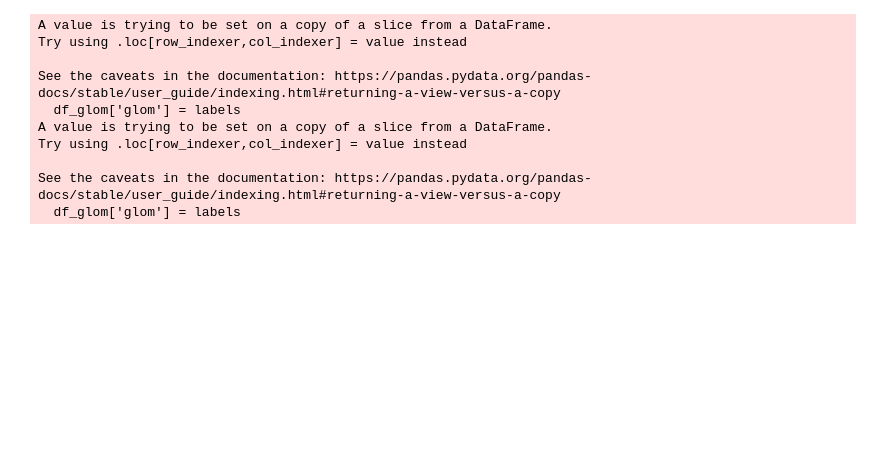
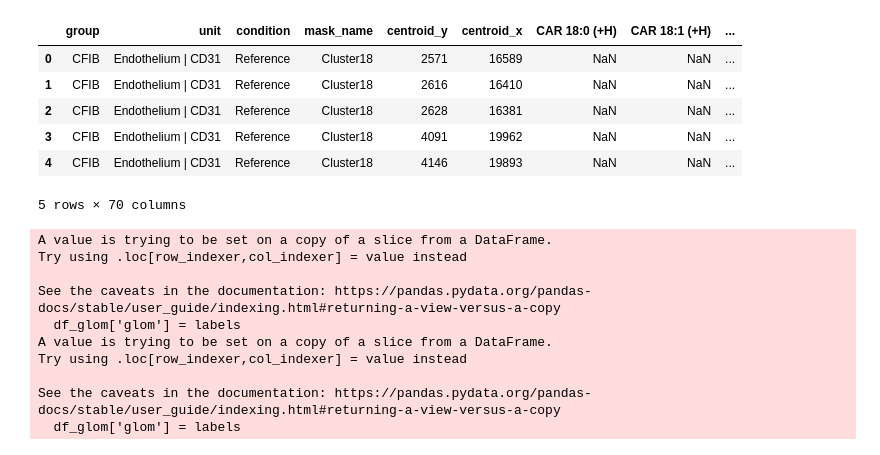
Before and after one commit to jvillazon/hsi_machine_learning, a Jupyter notebook: sk_classifier/integrated_pipeline.ipynb, the cells around one changed output. Drawn from its saved outputs; the diff is of its cells as text; code cells hidden in the pictures; blank space fills up the shorter version.

```diff
--- a/sk_classifier/integrated_pipeline.ipynb
+++ b/sk_classifier/integrated_pipeline.ipynb
@@ -11,0 +20,12 @@ df.head()
+# %%
+fib_path = r"/Users/jorgevillazon/Library/CloudStorage/OneDrive-UCSanDiego/integrated_pipeline/WSI_data/WSI_data/fib-output.csv"
+fib_df = pd.read_csv(fib_path)
+fib_df.head()
+# %% [output]
+|  | group | unit | condition | mask_name | centroid_y | centroid_x | CAR 18:0 (+H) | CAR 18:1 (+H) | ... |
+| 0 | CFIB | Endothelium | CD31 | Reference | Cluster18 | 2571 | 16589 | NaN | NaN | ... |
+| 1 | CFIB | Endothelium | CD31 | Reference | Cluster18 | 2616 | 16410 | NaN | NaN | ... |
+| 2 | CFIB | Endothelium | CD31 | Reference | Cluster18 | 2628 | 16381 | NaN | NaN | ... |
+| 3 | CFIB | Endothelium | CD31 | Reference | Cluster18 | 4091 | 19962 | NaN | NaN | ... |
+| 4 | CFIB | Endothelium | CD31 | Reference | Cluster18 | 4146 | 19893 | NaN | NaN | ... |
+5 rows × 70 columns
```
Also changed, not shown: parts of 2 cells of this notebook, 2 other files.
